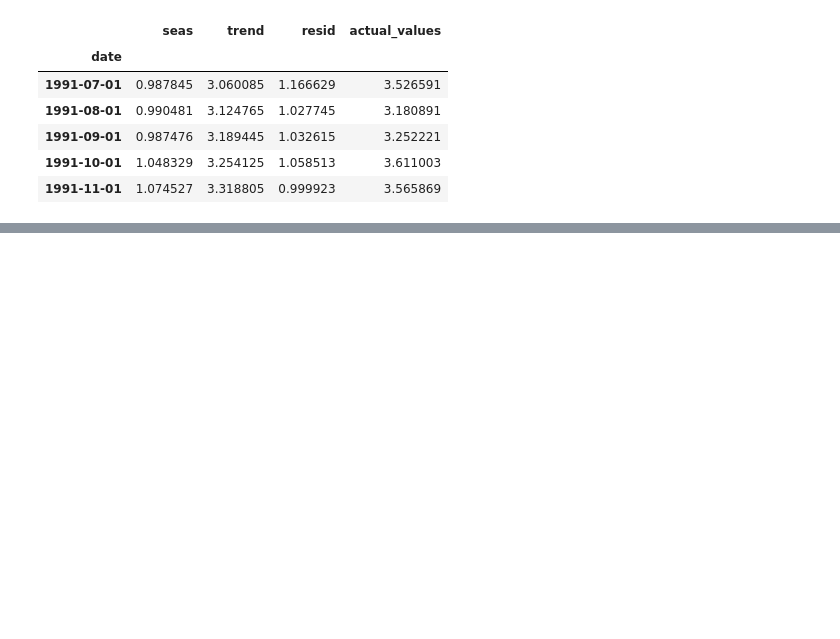
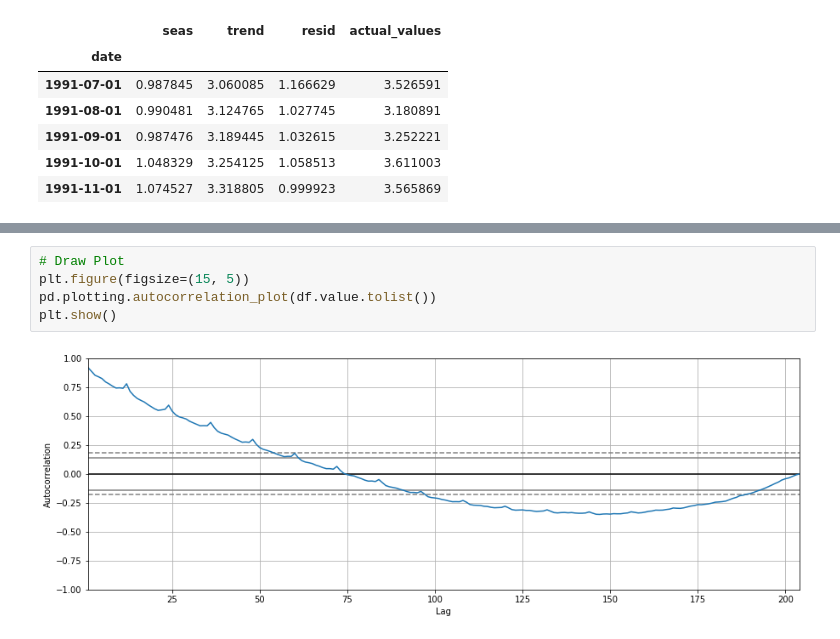
Before and after one commit to dksifoua/Time-Series-Analysis, a Jupyter notebook: Time Series Analysis.ipynb, the cells around one changed output, grey strips where cells are left out. Drawn from its saved outputs; the diff is of its cells as text; blank space fills up the shorter version.

```diff
--- a/Time Series Analysis.ipynb
+++ b/Time Series Analysis.ipynb
@@ -225,0 +379,7 @@ If we check, the product of `seas`, `trend` and `resid` columns should exactly e
+# %%
+# Draw Plot
+plt.figure(figsize=(15, 5))
+pd.plotting.autocorrelation_plot(df.value.tolist())
+plt.show()
+# %% [output]
+[figure, added]
```
Also changed, not shown: parts of 21 cells of this notebook, 1 other file.
